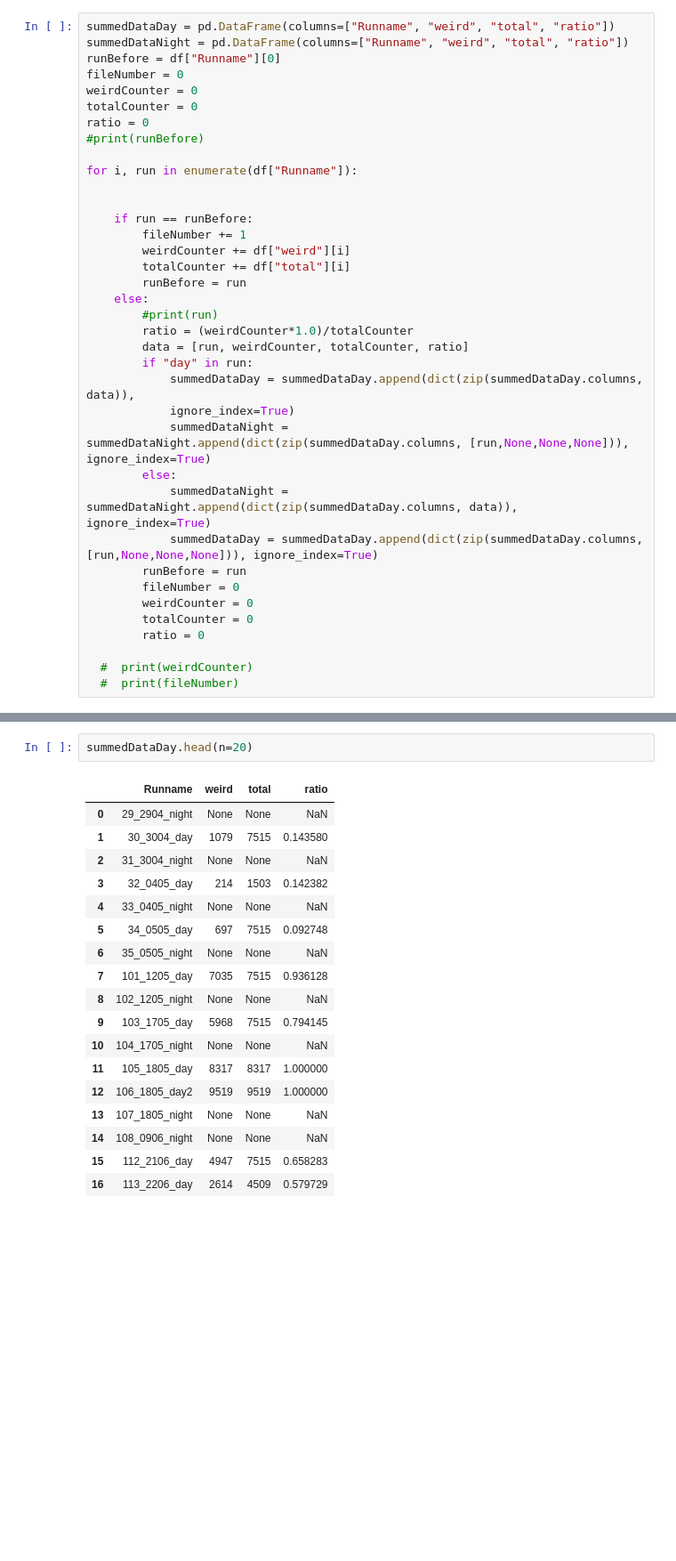
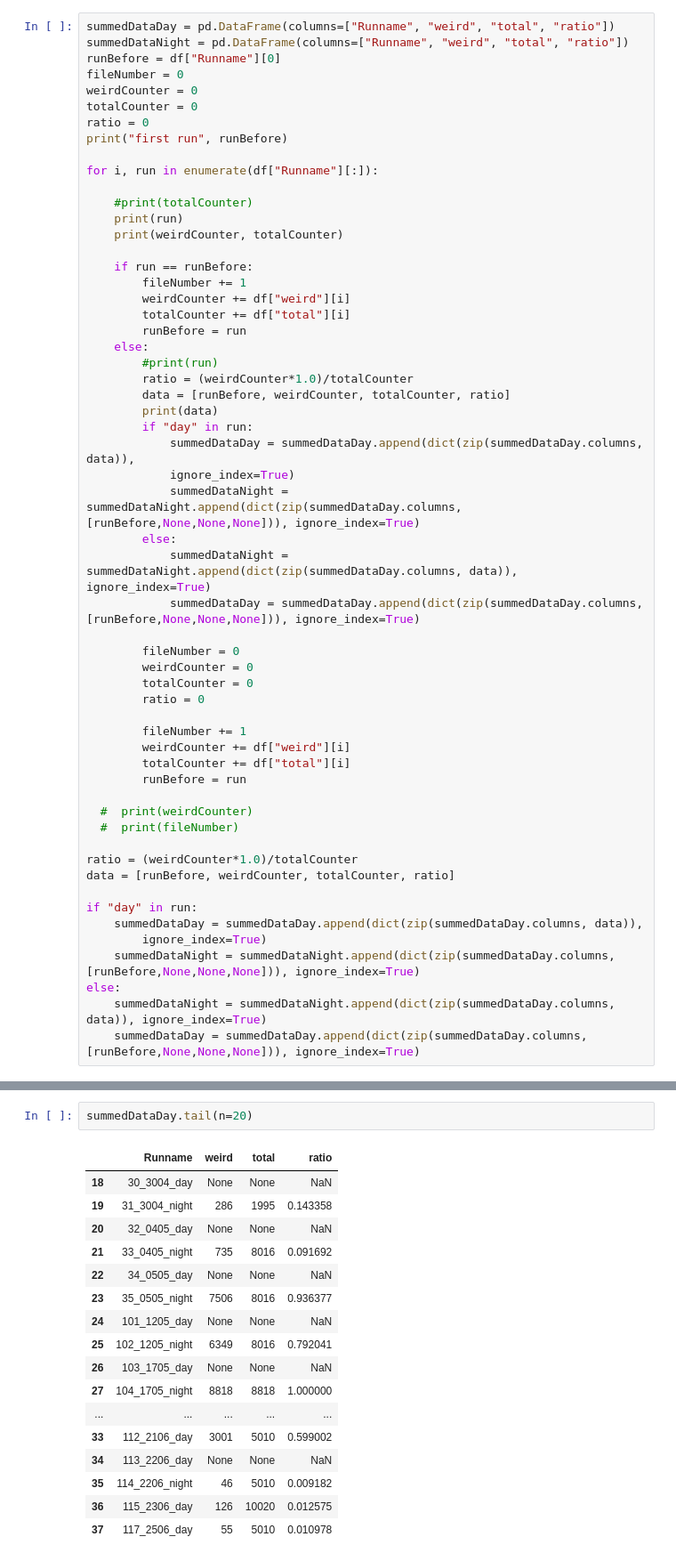
Before and after one commit to andi-matter/bachelor, a Jupyter notebook: weirdEventTimeline.ipynb, the cells around one changed output, grey strips where cells are left out. Shown at 89% size. Cells and saved outputs as stored; diff of their text form; blank space fills up the shorter version.

```diff
--- a/weirdEventTimeline.ipynb
+++ b/weirdEventTimeline.ipynb
@@ -49,10 +49,13 @@ fileNumber = 0
 weirdCounter = 0
 totalCounter = 0
 ratio = 0
-#print(runBefore)
+print("first run", runBefore)
 
-for i, run in enumerate(df["Runname"]):
+for i, run in enumerate(df["Runname"][:]):
 
+    #print(totalCounter)
+    print(run)
+    print(weirdCounter, totalCounter)
 
     if run == runBefore:
         fileNumber += 1
@@ -62,20 +65,37 @@ for i, run in enumerate(df["Runname"]):
     else:
         #print(run)
         ratio = (weirdCounter*1.0)/totalCounter
-        data = [run, weirdCounter, totalCounter, ratio]
+        data = [runBefore, weirdCounter, totalCounter, ratio]
+        print(data)
         if "day" in run:
             summedDataDay = summedDataDay.append(dict(zip(summedDataDay.columns, data)),
             ignore_index=True)
-            summedDataNight = summedDataNight.append(dict(zip(summedDataDay.columns, [run,None,None,None])), ignore_index=True)
+            summedDataNight = summedDataNight.append(dict(zip(summedDataDay.columns, [runBefore,None,None,None])), ignore_index=True)
         else:
             summedDataNight = summedDataNight.append(dict(zip(summedDataDay.columns, data)), ignore_index=True)
-            summedDataDay = summedDataDay.append(dict(zip(summedDataDay.columns, [run,None,None,None])), ignore_index=True)
-        runBefore = run
+            summedDataDay = summedDataDay.append(dict(zip(summedDataDay.columns, [runBefore,None,None,None])), ignore_index=True)
+
         fileNumber = 0
         weirdCounter = 0
         totalCounter = 0
         ratio = 0
 
+        fileNumber += 1
+        weirdCounter += df["weird"][i]
+        totalCounter += df["total"][i]
+        runBefore = run
+
   #  print(weirdCounter)
   #  print(fileNumber)
+
+ratio = (weirdCounter*1.0)/totalCounter
+data = [runBefore, weirdCounter, totalCounter, ratio]
+
+if "day" in run:
+    summedDataDay = summedDataDay.append(dict(zip(summedDataDay.columns, data)),
+        ignore_index=True)
+    summedDataNight = summedDataNight.append(dict(zip(summedDataDay.columns, [runBefore,None,None,None])), ignore_index=True)
+else:
+    summedDataNight = summedDataNight.append(dict(zip(summedDataDay.columns, data)), ignore_index=True)
+    summedDataDay = summedDataDay.append(dict(zip(summedDataDay.columns, [runBefore,None,None,None])), ignore_index=True)
 # %% [output]
@@ -106,22 +135,21 @@ plt.show()
 # %%
-summedDataDay.head(n=20)
+summedDataDay.tail(n=20)
 # %% [output]
 |  | Runname | weird | total | ratio |
-| 0 | 29_2904_night | None | None | NaN |
-| 1 | 30_3004_day | 1079 | 7515 | 0.143580 |
-| 2 | 31_3004_night | None | None | NaN |
-| 3 | 32_0405_day | 214 | 1503 | 0.142382 |
-| 4 | 33_0405_night | None | None | NaN |
-| 5 | 34_0505_day | 697 | 7515 | 0.092748 |
-| 6 | 35_0505_night | None | None | NaN |
-| 7 | 101_1205_day | 7035 | 7515 | 0.936128 |
-| 8 | 102_1205_night | None | None | NaN |
-| 9 | 103_1705_day | 5968 | 7515 | 0.794145 |
-| 10 | 104_1705_night | None | None | NaN |
-| 11 | 105_1805_day | 8317 | 8317 | 1.000000 |
-| 12 | 106_1805_day2 | 9519 | 9519 | 1.000000 |
-| 13 | 107_1805_night | None | None | NaN |
-| 14 | 108_0906_night | None | None | NaN |
-| 15 | 112_2106_day | 4947 | 7515 | 0.658283 |
-| 16 | 113_2206_day | 2614 | 4509 | 0.579729 |
+| 18 | 30_3004_day | None | None | NaN |
+| 19 | 31_3004_night | 286 | 1995 | 0.143358 |
+| 20 | 32_0405_day | None | None | NaN |
+| 21 | 33_0405_night | 735 | 8016 | 0.091692 |
+| 22 | 34_0505_day | None | None | NaN |
+| 23 | 35_0505_night | 7506 | 8016 | 0.936377 |
+| 24 | 101_1205_day | None | None | NaN |
+| 25 | 102_1205_night | 6349 | 8016 | 0.792041 |
+| 26 | 103_1705_day | None | None | NaN |
+| 27 | 104_1705_night | 8818 | 8818 | 1.000000 |
+| ... | ... | ... | ... | ... |
+| 33 | 112_2106_day | 3001 | 5010 | 0.599002 |
+| 34 | 113_2206_day | None | None | NaN |
+| 35 | 114_2206_night | 46 | 5010 | 0.009182 |
+| 36 | 115_2306_day | 126 | 10020 | 0.012575 |
+| 37 | 117_2506_day | 55 | 5010 | 0.010978 |
 # %%
```
Also changed, not shown: parts of 4 cells of this notebook, 7 other files.
